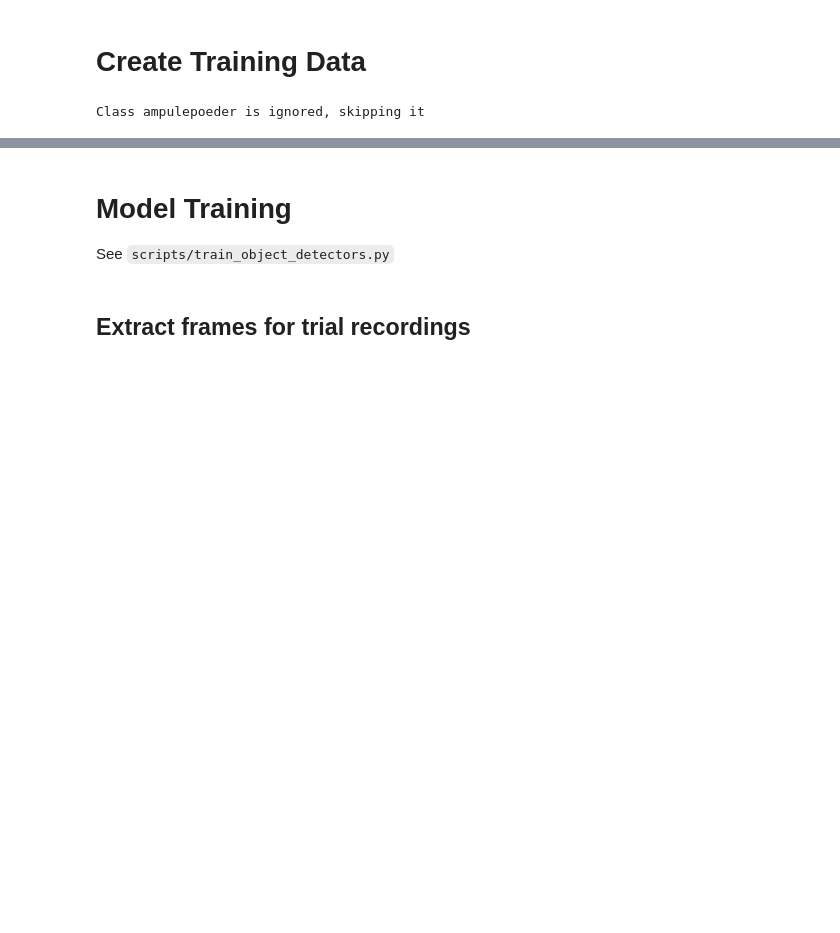
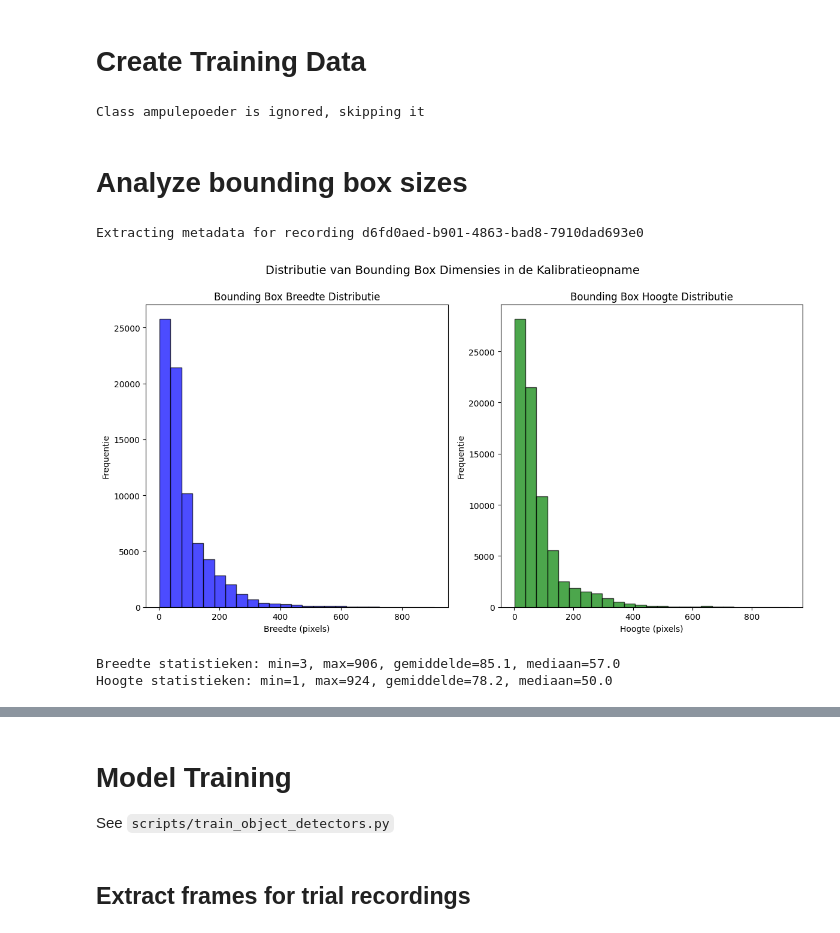
Before and after one commit to ilianbronchart/bachelorproef, a Jupyter notebook: experiment/12_prepare_object_detection_datasets.ipynb, the cells around one changed output, grey strips where cells are left out. Drawn from its saved outputs; the diff is of its cells as text; code cells hidden in the pictures; blank space fills up the shorter version.

```diff
--- a/experiment/12_prepare_object_detection_datasets.ipynb
+++ b/experiment/12_prepare_object_detection_datasets.ipynb
@@ -42,8 +42,13 @@ def get_tracking_results_per_class(session: Session, labeling_recording_id: str)
     ).id
     tracked_classes = simrooms_repo.get_tracked_classes(session, calibration_id)
 
-    if len(tracked_classes) != 15:
-        raise ValueError(f"Expected 15 tracked classes but got {len(tracked_classes)}")
+    tracked_classes = [
+        tracked_class for tracked_class in tracked_classes
+        if tracked_class.id not in IGNORED_CLASS_IDS
+    ]
+
+    if len(tracked_classes) != 14:
+        raise ValueError(f"Expected 14 tracked classes but got {len(tracked_classes)}")
 
     tracking_results_per_class = {
         tracked_class.id: simrooms_repo.get_tracking_result_paths(
@@ -535,3 +559,52 @@ def create_dataset(
     )
 
     return dataset_path
+# %% [markdown]
+# Analyze bounding box sizes
+# %%
+print(f"Extracting metadata for recording {LABELING_REC_SAME_BACKGROUND_ID}")
+with Session(engine) as session:
+    per_class_metadata = get_per_class_metadata(
+        session, LABELING_REC_SAME_BACKGROUND_ID, IGNORED_CLASS_IDS
+    )
+# %% [output]
+Extracting metadata for recording d6fd0aed-b901-4863-bad8-7910dad693e0
+# %%
+
+widths = []
+heights = []
+
+for class_id, metadata in per_class_metadata.items():
+    boxes = metadata["bboxes"]
+
+    for box in boxes:
+        x1, y1, x2, y2 = box
+        width = x2 - x1
+        height = y2 - y1
+        widths.append(width)
+        heights.append(height)
+
+
+# plot histograms of widths and heights
+plt.figure(figsize=(12, 6))
+plt.subplot(1, 2, 1)
+plt.hist(widths, bins=25, color='blue', alpha=0.7, edgecolor='black')
+plt.title("Bounding Box Breedte Distributie")
+plt.xlabel("Breedte (pixels)")
+plt.ylabel("Frequentie")
+plt.subplot(1, 2, 2)
+plt.hist(heights, bins=25, color='green', alpha=0.7, edgecolor='black')
+plt.title("Bounding Box Hoogte Distributie")
+plt.xlabel("Hoogte (pixels)")
+plt.ylabel("Frequentie")
+plt.tight_layout()
+plt.suptitle("Distributie van Bounding Box Dimensies in de Kalibratieopname", y=1.05, fontsize=14)
+plt.show()
+
+# Calculate and print some statistics
+print(f"Breedte statistieken: min={min(widths)}, max={max(widths)}, gemiddelde={np.mean(widths):.1f}, mediaan={np.median(widths)}")
+print(f"Hoogte statistieken: min={min(heights)}, max={max(heights)}, gemiddelde={np.mean(heights):.1f}, mediaan={np.median(heights)}")
+# %% [output]
+[figure, added]
+Breedte statistieken: min=3, max=906, gemiddelde=85.1, mediaan=57.0
+Hoogte statistieken: min=1, max=924, gemiddelde=78.2, mediaan=50.0
```
Also changed, not shown: parts of 5 cells of this notebook, 5 other files.
